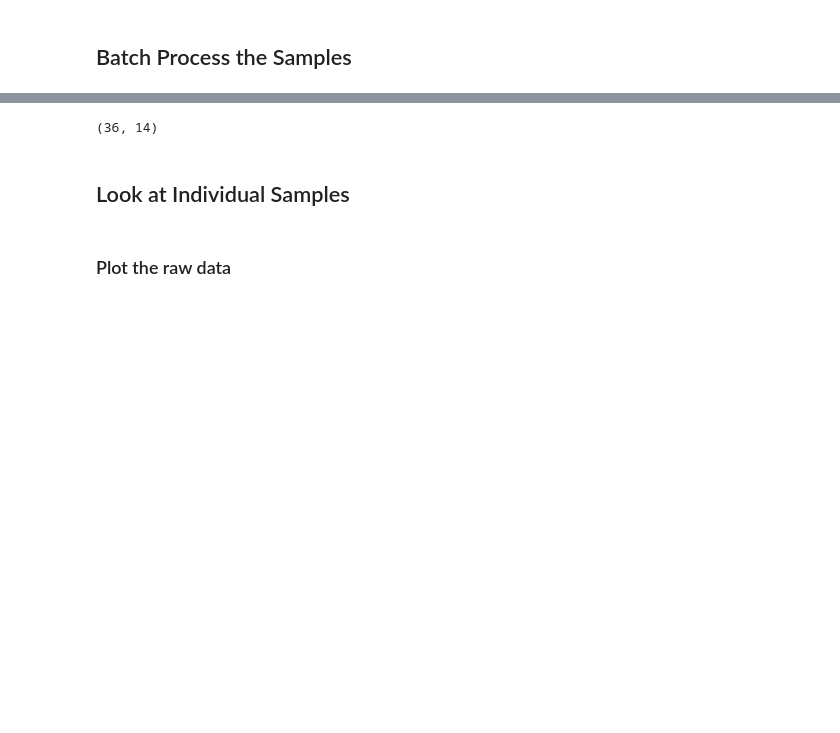
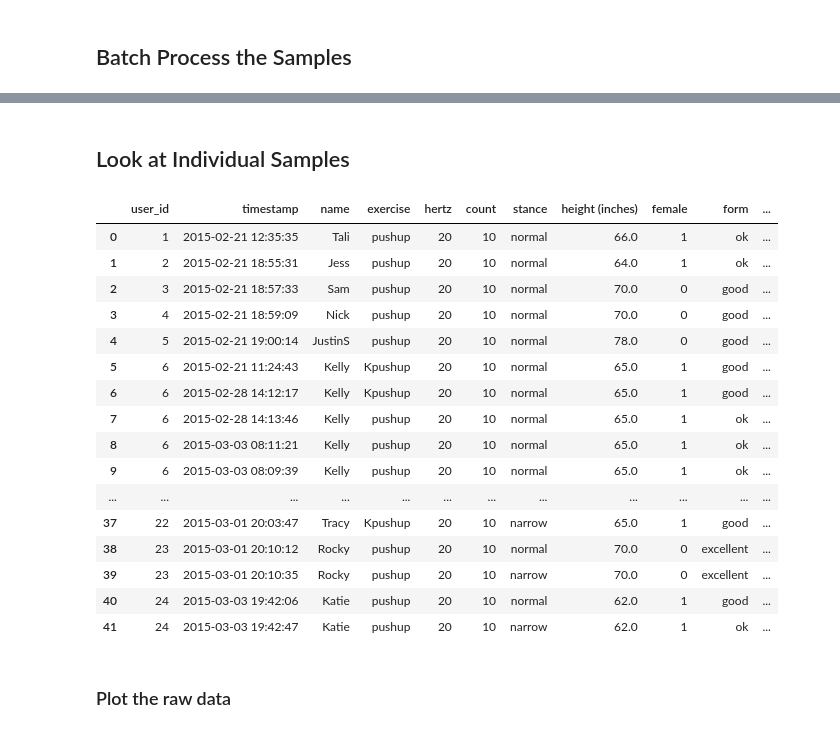
Before and after one commit to kellygwiseman/workout_buddy, a Jupyter notebook: notebooks/push_up.ipynb, the cells around one changed output, grey strips where cells are left out. Drawn from its saved outputs; the diff is of its cells as text; code cells hidden in the pictures; blank space fills up the shorter version.

```diff
--- a/notebooks/push_up.ipynb
+++ b/notebooks/push_up.ipynb
@@ -60,6 +61,7 @@ numeric_features = ['motionUserAccelerationX', 'motionUserAccelerationY', 'motio
 # Iterate through all the samples
 for i in xrange(data_processed.shape[0]):
     df = pd.read_csv('../data/sensor/'+data_processed.loc[i,'file']+'.csv')
+    print '../data/sensor/'+data_processed.loc[i,'file']+'.csv'
     sample = data_processed.loc[i,'name']+'_'+data_processed.loc[i,'stance']
     female = data_processed.loc[i,'female']
     freq = data_processed.loc[i,'hertz']
@@ -93,25 +95,34 @@ for i in xrange(data_processed.shape[0]):
              np.abs(correls.ix[:, 'motionQuaternionY', 'motionQuaternionZ'])+
              np.abs(correls.ix[:, 'gyroRotationX', 'gyroRotationZ'])) > 2.5
     # Trim the beginning 3 seconds and last 2 seconds of record
-    cond3 = df_filt.index > 50
-    cond4 = df_filt.index < (df_filt.shape[0] - 20)
+    cond3 = df_filt.index > int(freq*2.5)
+    cond4 = df_filt.index < (df_filt.shape[0] - int(freq))
 
     # Pushup repetition window
     pushup_window = df_filt[cond1 & cond2 & cond3 & cond4].index
+    pushup_data = df_filt.ix[pushup_window[0]:pushup_window[-1]]
 
     ## Count the number of repetitions ##
     # Peak parameters
-    mph=0.20 # minimum peak height
-    mpd=10 + 5*female # minimum peak separation distance
-    peakind, count = count_peaks(df_filt, pushup_window, mph, mpd, freq)
-    avg_amp = average_amplitude(df_filt, peakind, pushup_window, freq)
+    mph=(0.2 - 0.025*female) # minimum peak height
+    mpd=0.5*freq + 0.25*freq*female # minimum peak separation distance
+    feature = 'motionPitch'
+
+    #mph=(0.12 - 0.025*female) # minimum peak height
+    #mpd=10 + 5*female # minimum peak separation distance
+    #feature = 'motionQuaternionY'
+    peakind, count = count_peaks(df_filt, pushup_window, feature, mph, mpd, freq)
+    avg_amp = average_amplitude(df_filt, peakind, pushup_window, feature, freq)
     avg_dur = average_duration(peakind, count)
-    print count, avg_amp, avg_dur
     # Plot
-    #gr.plot_pushups(df_filt, pushup_window, peakind, freq, sample)
+    #gr.plot_pushups(df_filt, pushup_window, peakind, feature, freq, sample)
 
     # add results to dataframe
     data_processed.loc[i, 'Pcount'] = count
     data_processed.loc[i, 'avg_amp'] = avg_amp
     data_processed.loc[i, 'avg_dur'] = avg_dur
+
+# write processed data to csv file
+data_processed.drop('file',axis=1, inplace=True)
+data_processed.to_csv('../processed/processed_pushup.csv')
 # %% [output]
@@ -135,9 +146,25 @@ for i in xrange(data_processed.shape[0]):
-# %%
-data_processed.shape
-# %% [output]
-(36, 14)
 # %% [markdown]
 ## Look at Individual Samples
+# %%
+data_processed.head(45)
+# %% [output]
+|  | user_id | timestamp | name | exercise | hertz | count | stance | height (inches) | female | form | ... |
+| 0 | 1 | 2015-02-21 12:35:35 | Tali | pushup | 20 | 10 | normal | 66.0 | 1 | ok | ... |
+| 1 | 2 | 2015-02-21 18:55:31 | Jess | pushup | 20 | 10 | normal | 64.0 | 1 | ok | ... |
+| 2 | 3 | 2015-02-21 18:57:33 | Sam | pushup | 20 | 10 | normal | 70.0 | 0 | good | ... |
+| 3 | 4 | 2015-02-21 18:59:09 | Nick | pushup | 20 | 10 | normal | 70.0 | 0 | good | ... |
+| 4 | 5 | 2015-02-21 19:00:14 | JustinS | pushup | 20 | 10 | normal | 78.0 | 0 | good | ... |
+| 5 | 6 | 2015-02-21 11:24:43 | Kelly | Kpushup | 20 | 10 | normal | 65.0 | 1 | good | ... |
+| 6 | 6 | 2015-02-28 14:12:17 | Kelly | Kpushup | 20 | 10 | normal | 65.0 | 1 | good | ... |
+| 7 | 6 | 2015-02-28 14:13:46 | Kelly | pushup | 20 | 10 | normal | 65.0 | 1 | ok | ... |
+| 8 | 6 | 2015-03-03 08:11:21 | Kelly | pushup | 20 | 10 | normal | 65.0 | 1 | ok | ... |
+| 9 | 6 | 2015-03-03 08:09:39 | Kelly | pushup | 20 | 10 | normal | 65.0 | 1 | ok | ... |
+| ... | ... | ... | ... | ... | ... | ... | ... | ... | ... | ... | ... |
+| 37 | 22 | 2015-03-01 20:03:47 | Tracy | Kpushup | 20 | 10 | narrow | 65.0 | 1 | good | ... |
+| 38 | 23 | 2015-03-01 20:10:12 | Rocky | pushup | 20 | 10 | normal | 70.0 | 0 | excellent | ... |
+| 39 | 23 | 2015-03-01 20:10:35 | Rocky | pushup | 20 | 10 | narrow | 70.0 | 0 | excellent | ... |
+| 40 | 24 | 2015-03-03 19:42:06 | Katie | pushup | 20 | 10 | normal | 62.0 | 1 | good | ... |
+| 41 | 24 | 2015-03-03 19:42:47 | Katie | pushup | 20 | 10 | narrow | 62.0 | 1 | ok | ... |
 # %%
 ## Expert level samples ##
 #df = pd.read_csv('../data/sensor/2015-03-01_11-13-22.csv')
```
Also changed, not shown: parts of 7 cells of this notebook, 6 other files.
